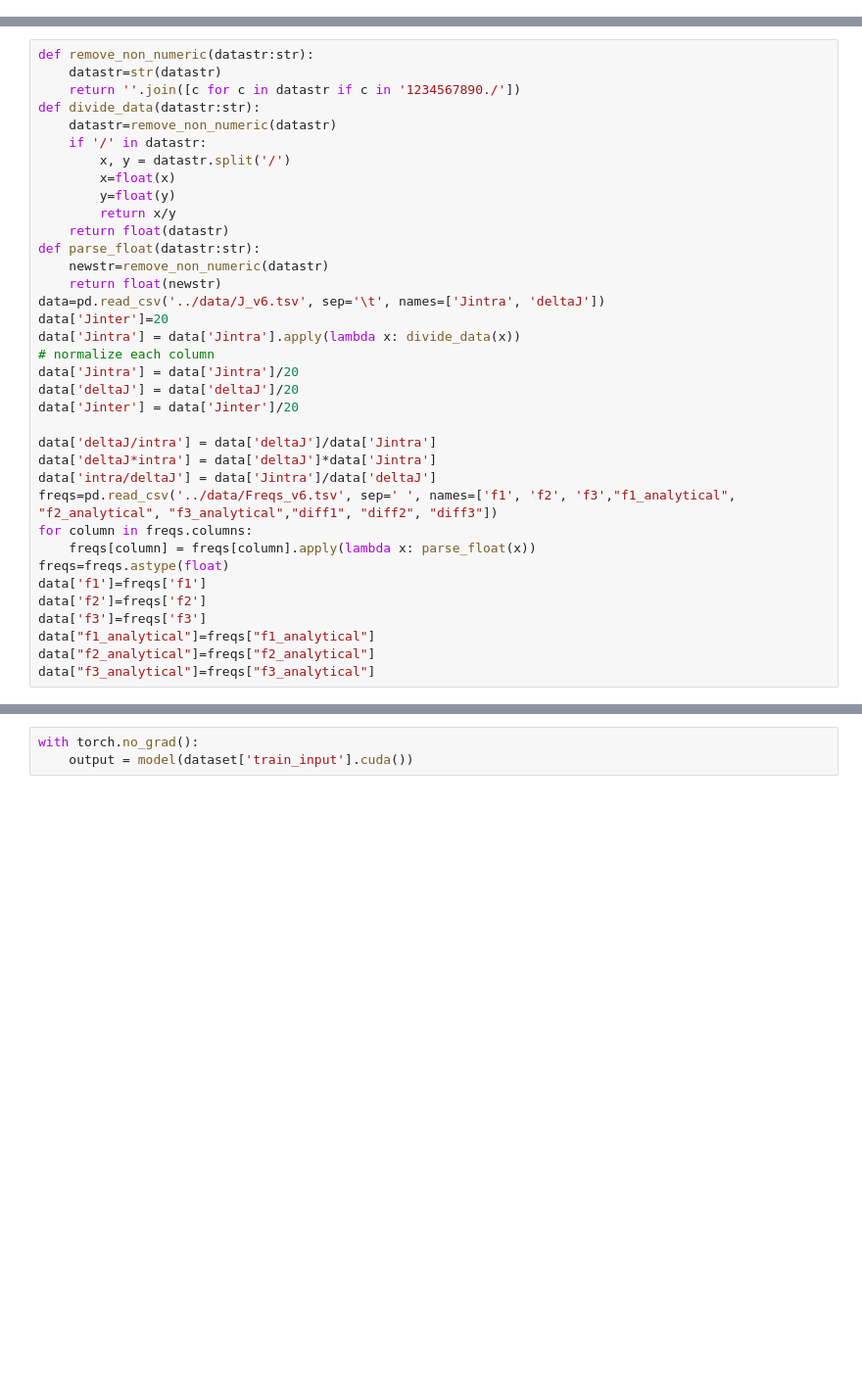
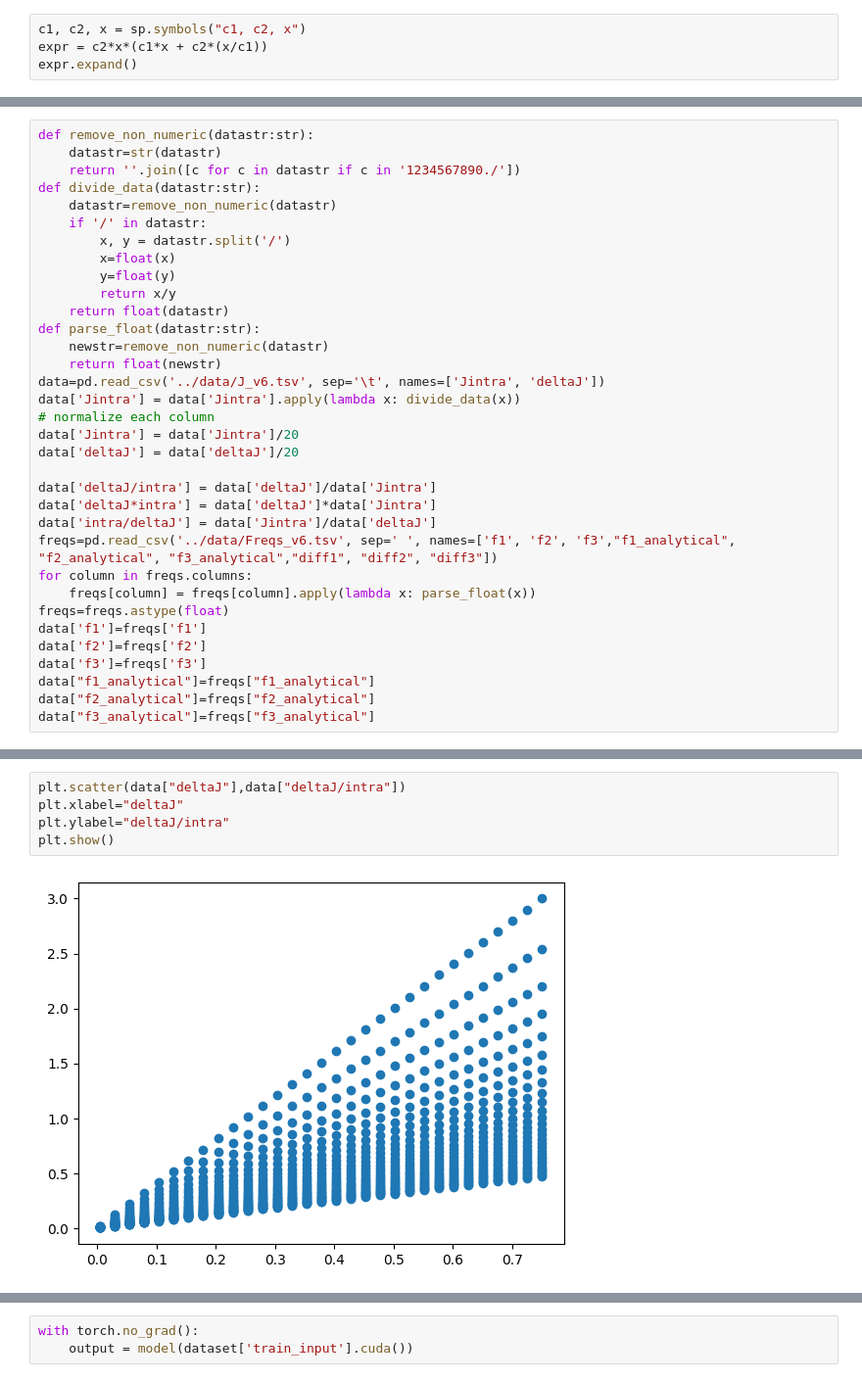
Before and after one commit to Alexankharin/NMRKan, a Jupyter notebook: notebooks/KharKAN.ipynb, the cells around one changed output, grey strips where cells are left out. Shown at 98% size. Saved outputs shown, nothing was run; the diff lists cells and outputs as text; blank space fills up the shorter version.

Commit message:
update model and symbolic regressor

```diff
--- a/notebooks/KharKAN.ipynb
+++ b/notebooks/KharKAN.ipynb
@@ -15,0 +107,4 @@ dataset = create_dataset(f, n_var=2,ranges = [-1,1])
+# %%
+c1, c2, x = sp.symbols("c1, c2, x")
+expr = c2*x*(c1*x + c2*(x/c1))
+expr.expand()
@@ -29,12 +136,10 @@ def parse_float(datastr:str):
     newstr=remove_non_numeric(datastr)
     return float(newstr)
 data=pd.read_csv('../data/J_v6.tsv', sep='\t', names=['Jintra', 'deltaJ'])
-data['Jinter']=20
 data['Jintra'] = data['Jintra'].apply(lambda x: divide_data(x))
 # normalize each column
 data['Jintra'] = data['Jintra']/20
 data['deltaJ'] = data['deltaJ']/20
-data['Jinter'] = data['Jinter']/20
 
 data['deltaJ/intra'] = data['deltaJ']/data['Jintra']
 data['deltaJ*intra'] = data['deltaJ']*data['Jintra']
@@ -52 +159,8 @@ data["f3_analytical"]=freqs["f3_analytical"]
+# %%
+plt.scatter(data["deltaJ"],data["deltaJ/intra"])
+plt.xlabel="deltaJ"
+plt.ylabel="deltaJ/intra"
+plt.show()
+# %% [output]
+[figure, added]
 # %%
```
Also changed, not shown: parts of 24 cells of this notebook, 8 other files.
